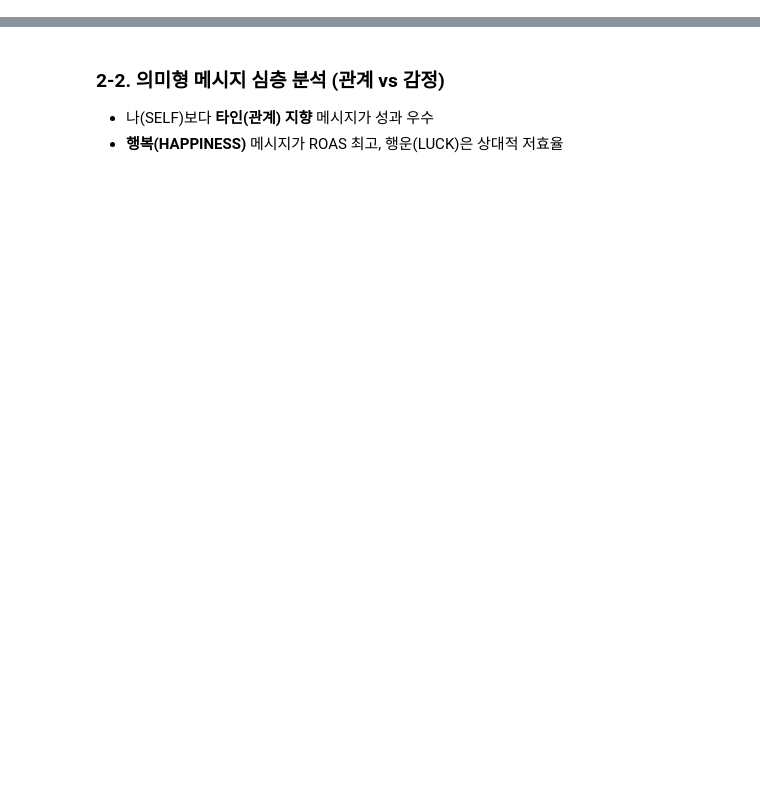
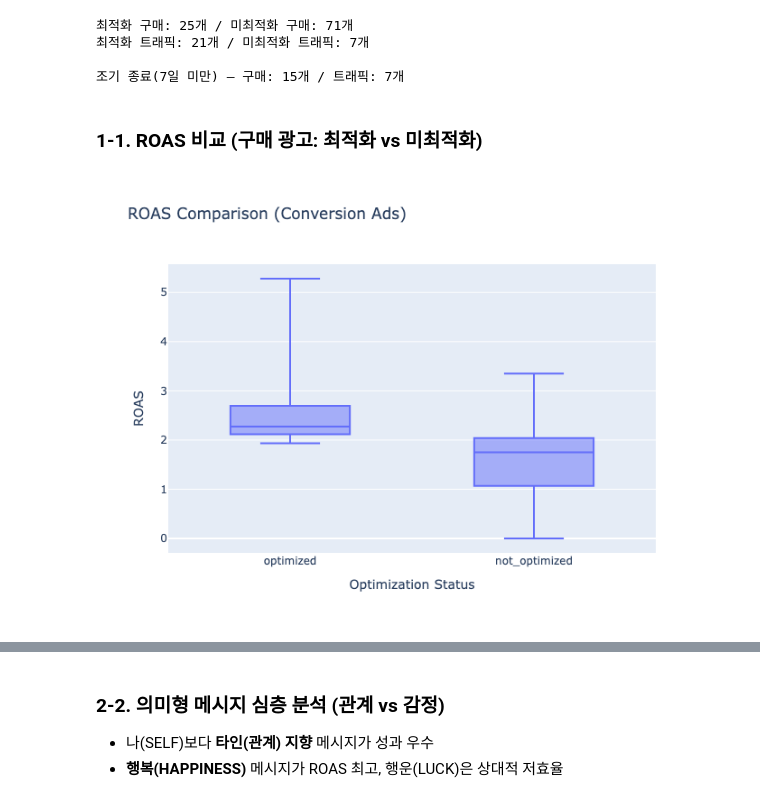
Before and after one commit to imyourcatfood/Data-Analyst-Portfolio, a Jupyter notebook: meta-ads-analysis/analysis.ipynb, the cells around one changed output, grey strips where cells are left out. Saved outputs shown, nothing was run; the diff lists cells and outputs as text; code cells hidden in the pictures; blank space fills up the shorter version.

```diff
--- a/meta-ads-analysis/analysis.ipynb
+++ b/meta-ads-analysis/analysis.ipynb
@@ -617,0 +144,42 @@ for _, r in msg_disp.iterrows():
+# %%
+optimized_conversion = ad_summary_all[ad_summary_all["group"] == "optimized_conversion"]
+optimized_traffic = ad_summary_all[ad_summary_all["group"] == "optimized_traffic"]
+not_optimized_conversion = ad_summary_all[ad_summary_all["group"] == "not_optimized_conversion"]
+not_optimized_traffic = ad_summary_all[ad_summary_all["group"] == "not_optimized_traffic"]
+
+conv_ads = ad_summary_all[ad_summary_all["ad_goal"] == "conversion"].copy()
+
+# 미최적화 7일 미만 광고
+not_opt_conv = not_optimized_conversion[not_optimized_conversion["ad_days"] < 7].copy()
+not_opt_traffic = not_optimized_traffic[not_optimized_traffic["ad_days"] < 7].copy()
+
+color_map = {
+    "optimized_conversion": "#1f4ed8",
+    "not_optimized_conversion": "#93c5fd",
+    "optimized_traffic": "#f97316",
+    "not_optimized_traffic": "#fdba74"
+}
+
+print(f"최적화 구매: {len(optimized_conversion)}개 / 미최적화 구매: {len(not_optimized_conversion)}개")
+print(f"최적화 트래픽: {len(optimized_traffic)}개 / 미최적화 트래픽: {len(not_optimized_traffic)}개")
+print(f"\n조기 종료(7일 미만) — 구매: {len(not_opt_conv)}개 / 트래픽: {len(not_opt_traffic)}개")
+# %% [output]
+최적화 구매: 25개 / 미최적화 구매: 71개
+최적화 트래픽: 21개 / 미최적화 트래픽: 7개
+
+조기 종료(7일 미만) — 구매: 15개 / 트래픽: 7개
+# %% [markdown]
+### 1-1. ROAS 비교 (구매 광고: 최적화 vs 미최적화)
+# %%
+fig = px.box(
+    conv_ads,
+    x="optimization_status",
+    y="roas_calc",
+    points=False,
+    title="ROAS Comparison (Conversion Ads)",
+    height=500,
+    labels={"optimization_status": "Optimization Status", "roas_calc": "ROAS"}
+)
+fig.show(renderer='png')
+# %% [output]
+[figure, added]
```
Also changed, not shown: parts of 54 cells of this notebook, 1 other file.
